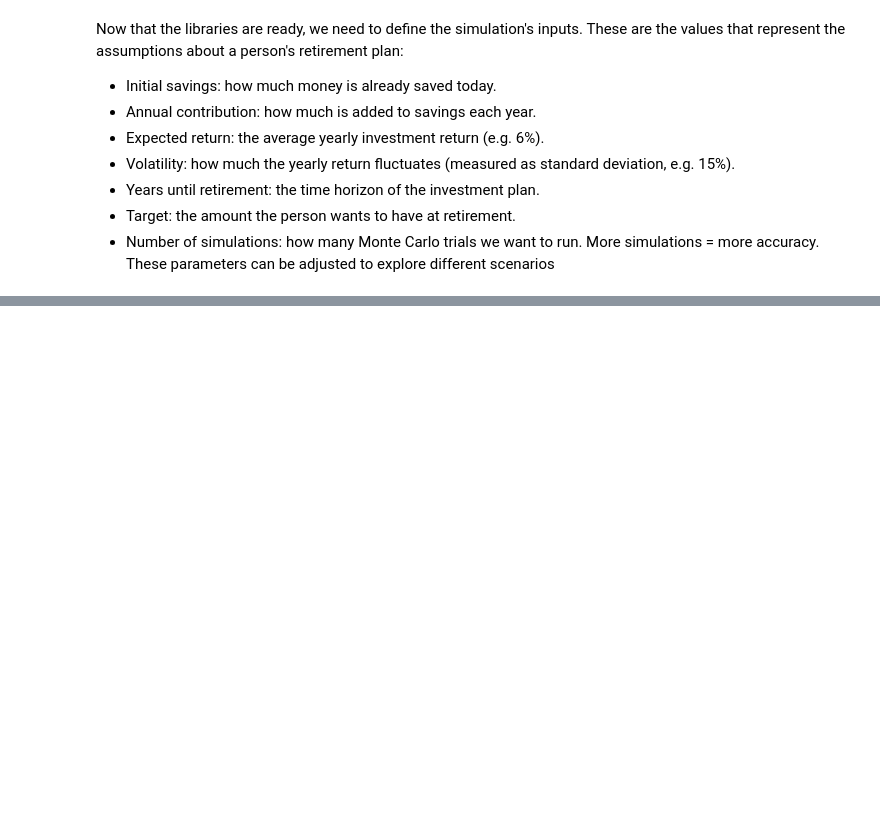
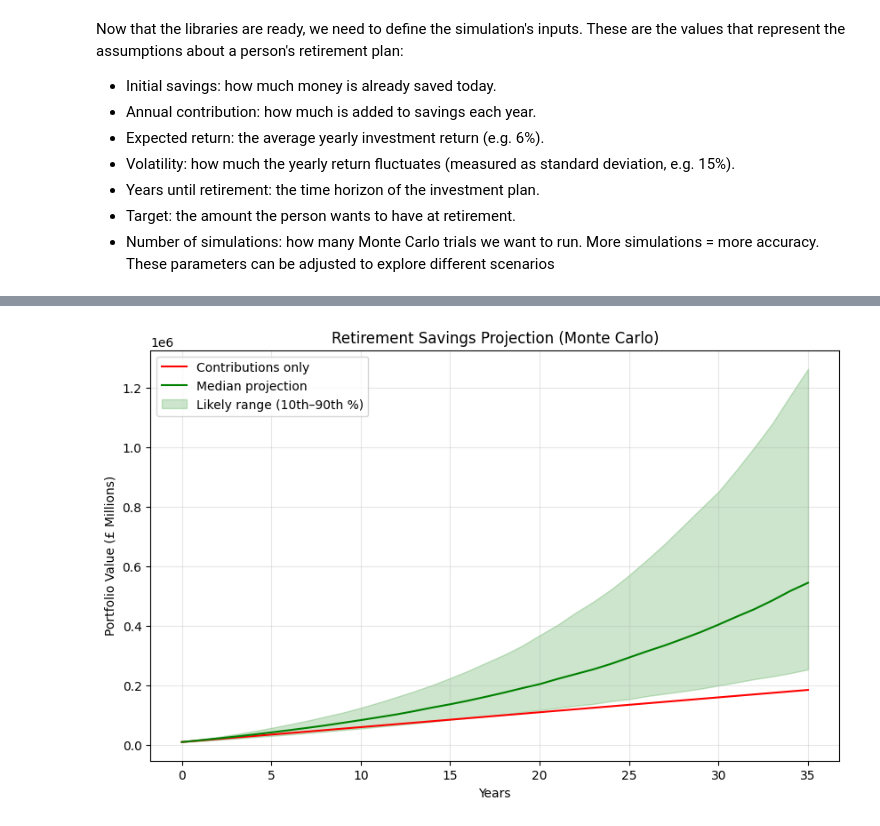
Before and after one commit to LeoGaunt/monte-carlo-simulator, a Jupyter notebook: simulator.ipynb, the cells around one changed output, grey strips where cells are left out. Cells and saved outputs as stored; diff of their text form; code cells hidden in the pictures; blank space fills up the shorter version.

Commit message:
Added simulation and visualisation code

```diff
--- a/simulator.ipynb
+++ b/simulator.ipynb
@@ -46,0 +147,27 @@ simulations = 10_000           # number of runs
+# %%
+# Trajectory Predictor
+
+# Calculate yearly statistics across all simulations
+median_projection = np.median(all_paths, axis=0)
+p10 = np.percentile(all_paths, 10, axis=0)
+p90 = np.percentile(all_paths, 90, axis=0)
+
+# Contributions only (no growth, just deposits)
+contributions_only = initial_savings + np.arange(0, years+1) * annual_contribution
+
+# Plot
+plt.figure(figsize=(10,6))
+x = np.arange(0, years+1)
+
+plt.plot(x, contributions_only, color="red", label="Contributions only")
+plt.plot(x, median_projection, color="green", label="Median projection")
+plt.fill_between(x, p10, p90, color="green", alpha=0.2, label="Likely range (10th–90th %)")
+
+plt.title("Retirement Savings Projection (Monte Carlo)")
+plt.xlabel("Years")
+plt.ylabel("Portfolio Value (£ Millions)")
+plt.legend()
+plt.grid(True, alpha=0.3)
+plt.show()
+# %% [output]
+[figure, added]
```
Also changed, not shown: parts of 9 cells of this notebook.
